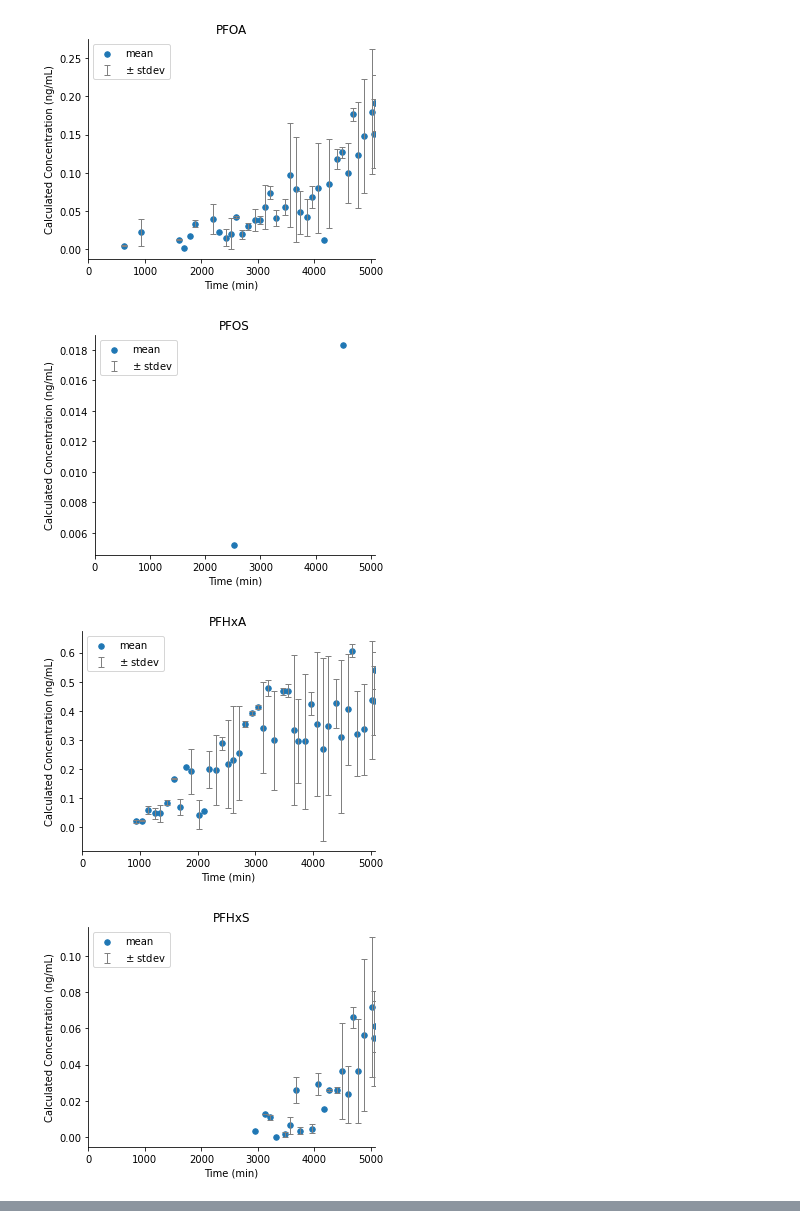
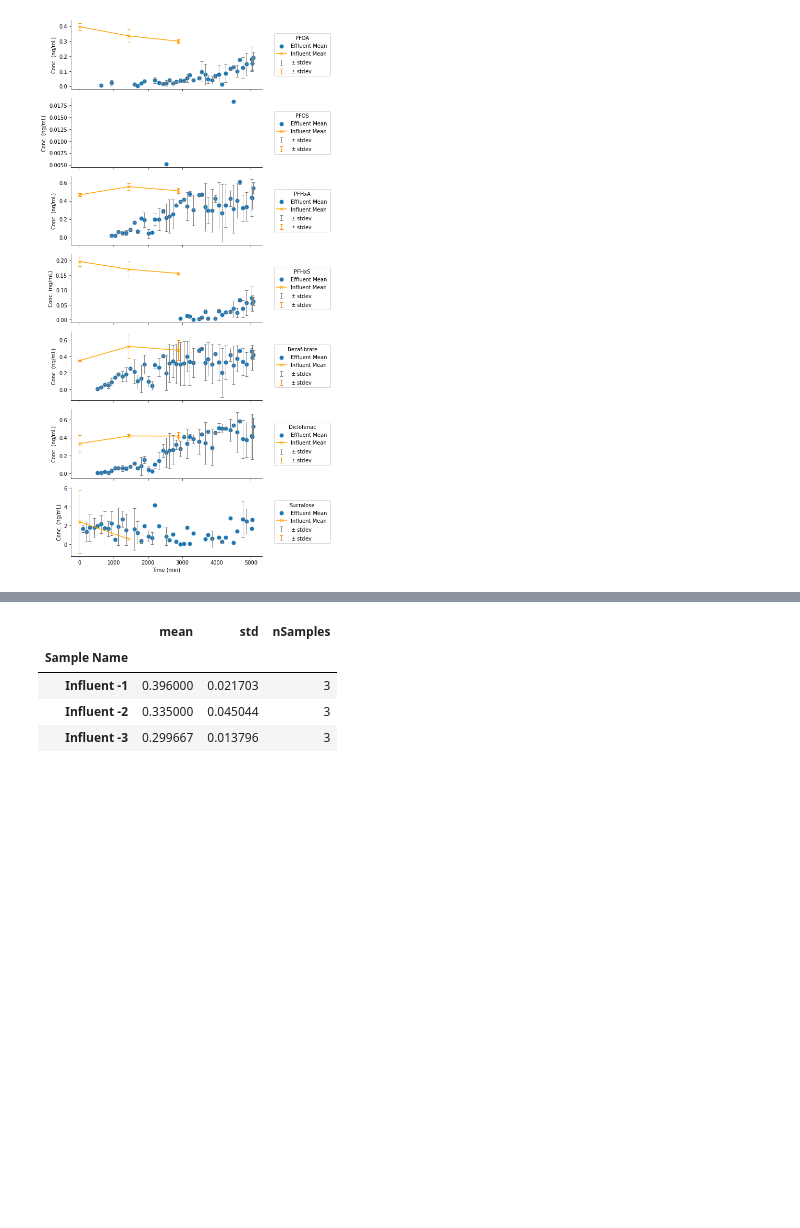
Before and after one commit to edsaac/ReactiveBiomass, a Jupyter notebook: notebooks/plotEmma/plotCurves.ipynb, the cells around one changed output, grey strips where cells are left out. Drawn from its saved outputs; the diff is of its cells as text; code cells hidden in the pictures; blank space fills up the shorter version.

Commit message:
Curve as png

```diff
--- a/notebooks/plotEmma/plotCurves.ipynb
+++ b/notebooks/plotEmma/plotCurves.ipynb
@@ -44,22 +44,47 @@ for key,data in allGroupedSamples.items():
                                     data.mean().rename(columns={strConc:"mean"}),
                                     data.std().rename(columns={strConc:"std"}),
                                     data.count().rename(columns={strConc:"nSamples"})], axis = 1)
+# %%
+##### Influent
+
+#Filter data not corresponding to influent
+allInfluent = {k:None for k in keysToSearch}
+for key,data in allData.items():
+    allInfluent[key] = data[data["Sample Name"].str.contains("Influent") == True]
+
+#Extract only concentrations and group samples
+allGroupedInfluent = {k:None for k in keysToSearch}
+for key,data in allInfluent.items():
+    allGroupedInfluent[key] = data[[strID,strConc]].groupby(by=[strID],as_index=True,sort=False)
+
+## Calculate mean and stdev of each group of three samples
+allStatsInfluent = {k:None for k in keysToSearch}
+for key,data in allGroupedInfluent.items():
+    allStatsInfluent[key] = pd.concat([data.mean().rename(columns={strConc:"mean"}),
+                                       data.std().rename(columns={strConc:"std"}),
+                                       data.count().rename(columns={strConc:"nSamples"})], axis = 1)
 # %%
-for key,statistics in allStatistics.items():
-    fig,ax = plt.subplots(figsize=(5,4),tight_layout=True)
-    ax.scatter(statistics["Cumulative Time (min)"],statistics["mean"],s=30,label="mean")
+fig,axs = plt.subplots(len(allStatistics),1,sharex=True,tight_layout=True,figsize=(8,15))
+for ax,(key,statistics) in zip(axs,allStatistics.items()):
+    ax.scatter(statistics["Cumulative Time (min)"],statistics["mean"],
+               s=50,label="Effluent Mean ")
     ax.errorbar(statistics["Cumulative Time (min)"],statistics["mean"],statistics["std"],
                 lw=0,c='k',marker=None,ecolor='gray',elinewidth=1,capsize=3,label=r'$\pm$ stdev')
-    ax.set_xlabel("Time (min)")
-    ax.set_ylabel(strConc)
-    ax.set_title(key)
-    ax.legend()
-    ax.set_xlim(0,statistics["Cumulative Time (min)"].max())
+    ax.set_ylabel("Conc. (ng/mL)")
+    #ax.set_xlim(0,statistics["Cumulative Time (min)"].max())
     ax.spines['top'].set_visible(False)
     ax.spines['right'].set_visible(False)
-    plt.show()
+    #ax.spines['bottom'].set_position(('data', 0))
+ax.set_xlabel("Time (min)")
+
+TEMPTIMES = [0,24*60,48*60]
+
+for ax,(key,statistics) in zip(axs,allStatsInfluent.items()):
+    ax.plot(TEMPTIMES,statistics['mean'],marker='x',label="Influent Mean",c="orange")
+    ax.errorbar(TEMPTIMES,statistics['mean'],statistics['std'],
+            lw=0,c='k',marker=None,ecolor='darkorange',elinewidth=1,capsize=3,label=r'$\pm$ stdev')
+    ax.legend(title=key,loc="center left",bbox_to_anchor=(1.05,0.5))
+fig.savefig("Plots.png",transparent=False)
+plt.show()
 # %% [output]
-[figure, old version]
+[figure, new version]
-[figure, removed]
-[figure, removed]
-[figure, removed]
@@ -68,0 +91,8 @@ for key,statistics in allStatistics.items():
+# %%
+allStatsInfluent['PFOA']
+# %% [output]
+|  | mean | std | nSamples |
+| Sample Name |  |  |  |
+| Influent -1 | 0.396000 | 0.021703 | 3 |
+| Influent -2 | 0.335000 | 0.045044 | 3 |
+| Influent -3 | 0.299667 | 0.013796 | 3 |
```
Also changed, not shown: parts of 1 cell of this notebook, 2 other files.
